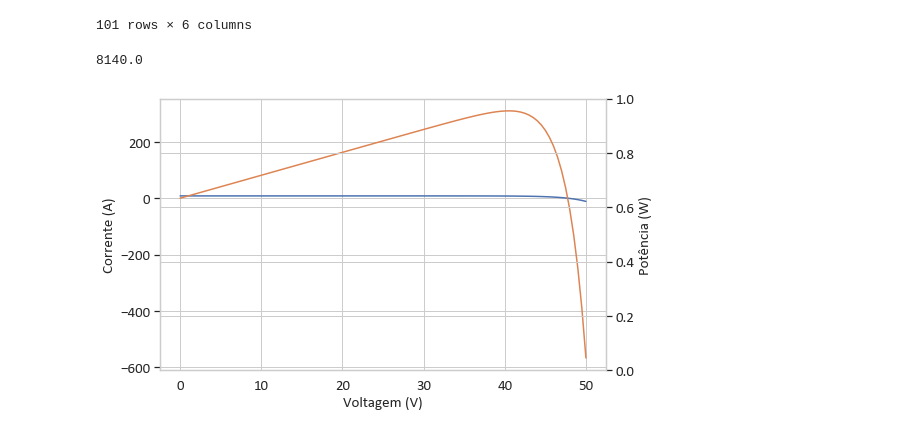
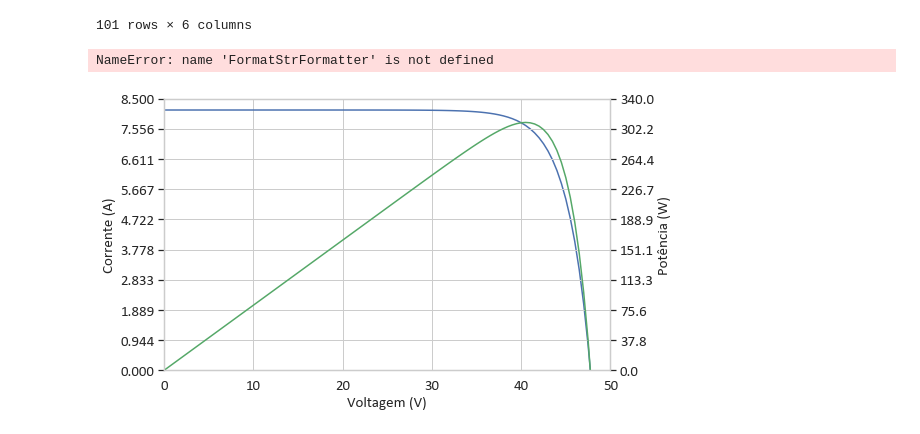
Before and after one commit to gtkacz/qta-projeto4, a Jupyter notebook: Untitled.ipynb, the cells around one changed output. Saved outputs shown, nothing was run; the diff lists cells and outputs as text; code cells hidden in the pictures.

```diff
--- a/Untitled.ipynb
+++ b/Untitled.ipynb
@@ -37,26 +38,32 @@ potencia_luminosa = int(potencia_luminosa.split()[0])
 
 dimensao = df['Dimensão da placa'].values[0]
 
-a = df['Corrente (mA)'].values
+a = df['Corrente (A)'].values
 idx = min(range(len(a)), key=lambda i: abs(a[i]))
 
-Isc = round(df['Corrente (mA)'].values[0], 1)
+Isc = round(df['Corrente (A)'].values[0], 1)
 Voc = round(df['Voltagem (V)'].values[idx], 1)
-# %% [output]
-8140.0
 # %%
 fig, ax1 = plt.subplots()
 ax2 = ax1.twinx()
 
 ax1.plot(df['Voltagem (V)'], df['Corrente (A)'])
-ax1.plot(df['Voltagem (V)'], df['Potência'])
+ax2.plot(df['Voltagem (V)'], df['Potência'], c='g')
 #plt.plot(df['Corrente (mA)'].values[-1], Isc, marker="x", markersize=15, markeredgecolor="orange")
 #plt.annotate(f'Isc: {Isc}', (Isc-4, df['Corrente (mA)'].values[-1]), ha='center', va='center')
 ax1.set_ylabel('Corrente (A)')
 ax2.set_ylabel('Potência (W)')
 ax1.set_xlabel('Voltagem (V)')
-#plt.ylim([0, 8.5e3])
-#plt.savefig('cvx.png')
+ax1.set_ylim([0, 8.5])
+ax2.set_ylim([0, 340])
+ax1.set_xlim([0, 50])
+ax2.set_xlim([0, 50])
+ax1.yaxis.set_major_locator(mtick.LinearLocator(10))
+ax2.yaxis.set_major_locator(mtick.LinearLocator(10))
+ax1.yaxis.set_major_formatter(FormatStrFormatter('%'))
+#ax1.autoscale(enable=True, axis='y')
+#ax2.autoscale(enable=True, axis='y')
 plt.show()
 # %% [output]
+NameError: name 'FormatStrFormatter' is not defined
-[figure, old version]
+[figure, new version]
```
Also changed, not shown: parts of 1 cell of this notebook.
